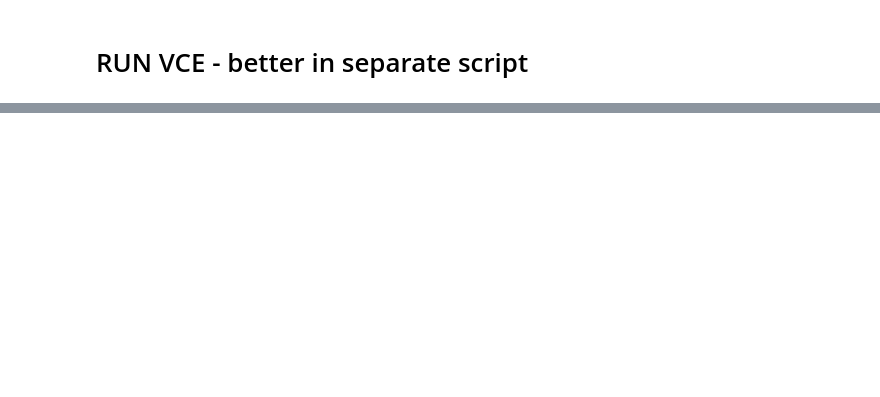
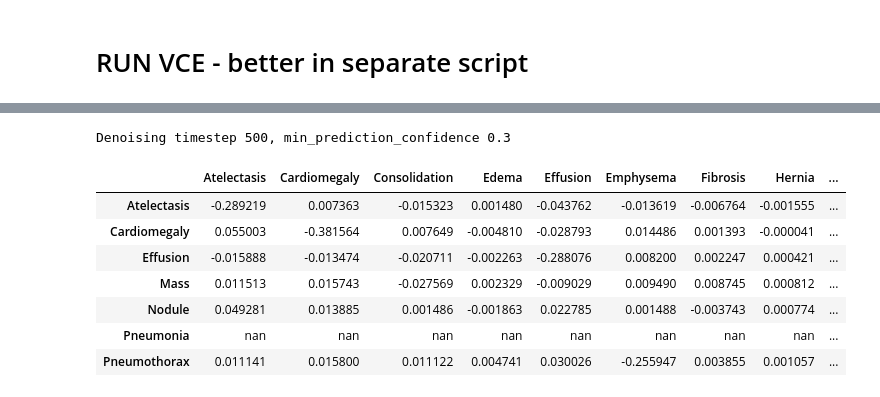
Before and after one commit to pskiers/Joint-Diffusion-in-Latent-Space, a Jupyter notebook: jk_sample_with_guidance.ipynb, the cells around one changed output, grey strips where cells are left out. Saved outputs shown, nothing was run; the diff lists cells and outputs as text; code cells hidden in the pictures; blank space fills up the shorter version.

```diff
--- a/jk_sample_with_guidance.ipynb
+++ b/jk_sample_with_guidance.ipynb
@@ -216,0 +225,38 @@ predicitons for x pred start, only class Cardiomegaly tensor(0.0802)
+# %%
+T = 500
+min_prediction_confidence = 0.3
+cl_list = ["Atelectasis","Cardiomegaly","Consolidation","Edema","Effusion","Emphysema","Fibrosis", "Hernia","Infiltration", "Mass", "Nodule","Pleural_Thickening","Pneumonia","Pneumothorax","No Finding"]
+folder_to_save='/Users/joannakaleta/Documents/Sano/sano_machines/vce_results_baseline'
+indexes = []
+data = []
+for cl_index, class_ in enumerate(cl_list):
+    try:
+        x_samples =torch.load(f'{folder_to_save}/T{T}_{class_}_x_samples.pt')
+        pred_o = torch.load(f'{folder_to_save}/T{T}_{class_}_pred_o.pt')
+        img_original = torch.load(f'{folder_to_save}/T{T}_{class_}_img_original.pt')
+        pred_o_ext = torch.load(f'{folder_to_save}/T{T}_{class_}_pred_o_ext.pt')
+        pred_ext = torch.load(f'{folder_to_save}/T{T}_{class_}_pred_ext.pt')
+        bbox = torch.load(f'{folder_to_save}/T{T}_{class_}_bbox.pt')
+
+        mask = torch.nn.functional.sigmoid(pred_o_ext[:, cl_index])>=min_prediction_confidence
+
+        diff = ((torch.nn.functional.sigmoid(pred_ext[mask])-(torch.nn.functional.sigmoid(pred_o_ext[mask])))/1).mean(dim=0)
+        indexes.append(class_)
+        data.append(diff)
+    except:
+        pass
+
+print(f"Denoising timestep {T}, min_prediction_confidence {min_prediction_confidence}")
+df=pandas.DataFrame(data, columns=cl_list, index=indexes)
+df= df.applymap(lambda x: x.item())
+df.style.highlight_min(color = 'lightgreen', axis = 1)
+# %% [output]
+Denoising timestep 500, min_prediction_confidence 0.3
+|  | Atelectasis | Cardiomegaly | Consolidation | Edema | Effusion | Emphysema | Fibrosis | Hernia | ... |
+| Atelectasis | -0.289219 | 0.007363 | -0.015323 | 0.001480 | -0.043762 | -0.013619 | -0.006764 | -0.001555 | ... |
+| Cardiomegaly | 0.055003 | -0.381564 | 0.007649 | -0.004810 | -0.028793 | 0.014486 | 0.001393 | -0.000041 | ... |
+| Effusion | -0.015888 | -0.013474 | -0.020711 | -0.002263 | -0.288076 | 0.008200 | 0.002247 | 0.000421 | ... |
+| Mass | 0.011513 | 0.015743 | -0.027569 | 0.002329 | -0.009029 | 0.009490 | 0.008745 | 0.000812 | ... |
+| Nodule | 0.049281 | 0.013885 | 0.001486 | -0.001863 | 0.022785 | 0.001488 | -0.003743 | 0.000774 | ... |
+| Pneumonia | nan | nan | nan | nan | nan | nan | nan | nan | ... |
+| Pneumothorax | 0.011141 | 0.015800 | 0.011122 | 0.004741 | 0.030026 | -0.255947 | 0.003855 | 0.001057 | ... |
```
Also changed, not shown: parts of 11 cells of this notebook.
